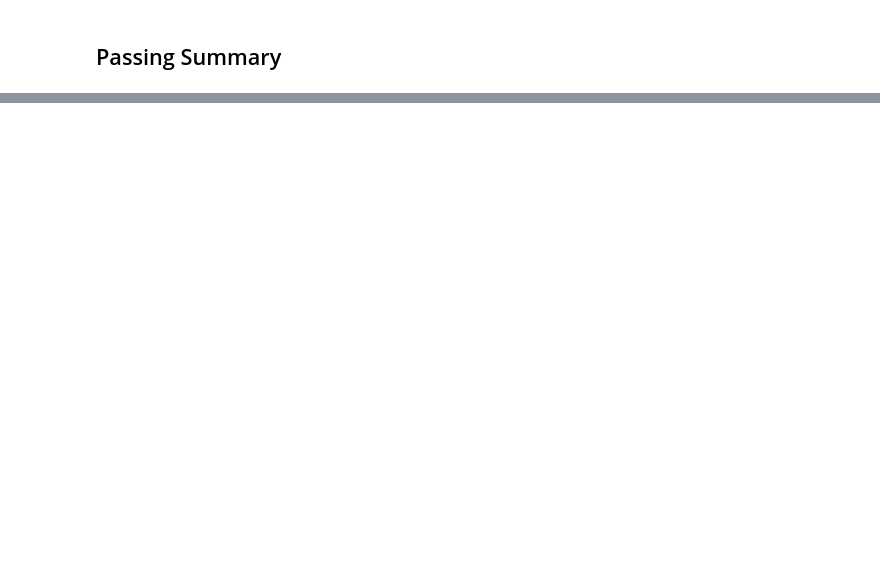
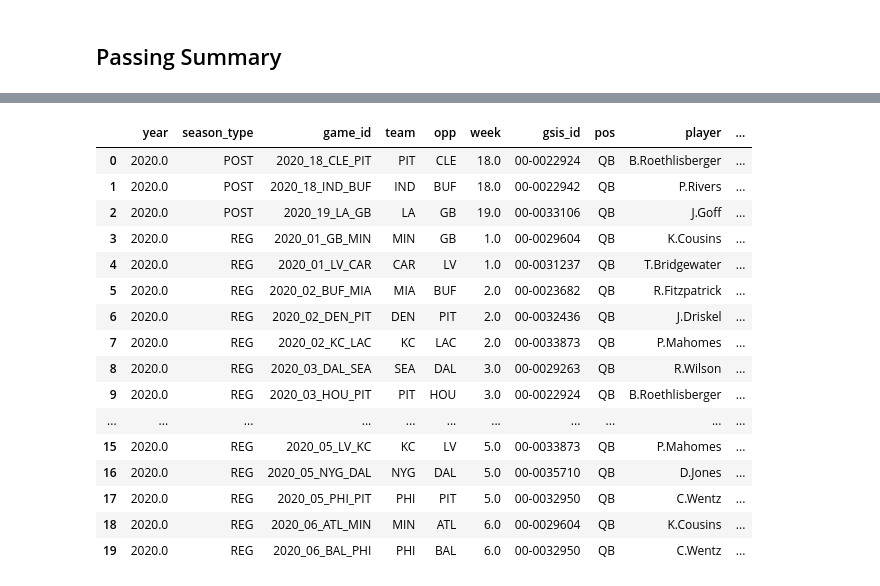
Before and after one commit to shind07/nfl-data, a Jupyter notebook: notebooks/summaries.ipynb, the cells around one changed output, grey strips where cells are left out. Cells and saved outputs as stored; diff of their text form; code cells hidden in the pictures; blank space fills up the shorter version.

```diff
--- a/notebooks/summaries.ipynb
+++ b/notebooks/summaries.ipynb
@@ -151,14 +19,0 @@ def get_fantasy_points(pass_tds: int,
-# %%
-def _transform(df: pd.DataFrame) -> pd.DataFrame:
-    df['fantasy_points_half'] = df.apply(
-        lambda row: get_fantasy_points(
-            row['td'], row['int'], row['yards'],
-            row['total_rush_yards'], row['total_rush_td'],
-            row['receptions'], row['receiving_yards'],
-            row['receiving_td'], row['total_fumbles_lost']
-        ), axis=1
-    )
-    return df
-
-df = _transform(df)
-df.sort_values('fantasy_points_half', ascending=False).head()
@@ -260,0 +367,4 @@ df.sort_values('total_epa', ascending=False).head(20)
+# %%
+query = """SELECT * FROM play_by_play_enriched where two_point_attempt = 1"""
+df = pd.read_sql(query, db_conn)
+df.head()
@@ -260,0 +402,67 @@ df.sort_values('total_epa', ascending=False).head(20)
+# %%
+def _extract_qb_stats(db_conn) -> pd.DataFrame:
+    """Getting passing stats, per player per game"""
+    logging.info("Extracting receving stats by player by game from play by play...")
+    query = """
+        SELECT
+            year, season_type, game_id, posteam AS team, defteam AS opp, week,
+            passer_id AS gsis_id, passer_position AS pos, passer_player_name AS player,
+            COUNT(*) AS two_point_conversions
+        FROM
+            play_by_play_enriched
+        WHERE
+            two_point_attempt = 1 and two_point_conv_result = 'success'
+            AND passer_id IS NOT NULL and passer_position IS NOT NULL
+        GROUP BY
+            year, season_type, game_id, posteam, defteam, week, passer_id, passer_position, passer_player_name
+    """
+    return pd.read_sql(query, db_conn)
+
+
+def _extract_skill_position_stats(db_conn) -> pd.DataFrame:
+    """Getting passing stats, per player per game"""
+    logging.info("Extracting receving stats by player by game from play by play...")
+    query = """
+        SELECT
+            year, season_type, game_id, posteam AS team, defteam AS opp, week, fantasy_player_id AS gsis_id,
+            CASE WHEN receiver_position IS NULL THEN rusher_position ELSE receiver_position END AS pos,
+            fantasy_player_name AS player,
+            COUNT(*) AS two_point_conversions
+        FROM
+            play_by_play_enriched
+        WHERE
+            two_point_attempt = 1 and two_point_conv_result = 'success'
+            AND passer_id IS NOT NULL and passer_position IS NOT NULL
+        GROUP BY
+            year, season_type, game_id, posteam, defteam, week, fantasy_player_id, fantasy_player_name,
+            (CASE WHEN receiver_position IS NULL THEN rusher_position ELSE receiver_position END)
+    """
+    return pd.read_sql(query, db_conn)
+
+
+def _transform(df_qb, df_skill):
+    return pd.concat([df_qb, df_skill])
+
+
+df_qb = _extract_qb_stats(db_conn)
+df_skill = _extract_skill_position_stats(db_conn)
+df = _transform(df_qb, df_skill)
+df.head(20)
+# %% [output]
+|  | year | season_type | game_id | team | opp | week | gsis_id | pos | player | ... |
+| 0 | 2020.0 | POST | 2020_18_CLE_PIT | PIT | CLE | 18.0 | 00-0022924 | QB | B.Roethlisberger | ... |
+| 1 | 2020.0 | POST | 2020_18_IND_BUF | IND | BUF | 18.0 | 00-0022942 | QB | P.Rivers | ... |
+| 2 | 2020.0 | POST | 2020_19_LA_GB | LA | GB | 19.0 | 00-0033106 | QB | J.Goff | ... |
+| 3 | 2020.0 | REG | 2020_01_GB_MIN | MIN | GB | 1.0 | 00-0029604 | QB | K.Cousins | ... |
+| 4 | 2020.0 | REG | 2020_01_LV_CAR | CAR | LV | 1.0 | 00-0031237 | QB | T.Bridgewater | ... |
+| 5 | 2020.0 | REG | 2020_02_BUF_MIA | MIA | BUF | 2.0 | 00-0023682 | QB | R.Fitzpatrick | ... |
+| 6 | 2020.0 | REG | 2020_02_DEN_PIT | DEN | PIT | 2.0 | 00-0032436 | QB | J.Driskel | ... |
+| 7 | 2020.0 | REG | 2020_02_KC_LAC | KC | LAC | 2.0 | 00-0033873 | QB | P.Mahomes | ... |
+| 8 | 2020.0 | REG | 2020_03_DAL_SEA | SEA | DAL | 3.0 | 00-0029263 | QB | R.Wilson | ... |
+| 9 | 2020.0 | REG | 2020_03_HOU_PIT | PIT | HOU | 3.0 | 00-0022924 | QB | B.Roethlisberger | ... |
+| ... | ... | ... | ... | ... | ... | ... | ... | ... | ... | ... |
+| 15 | 2020.0 | REG | 2020_05_LV_KC | KC | LV | 5.0 | 00-0033873 | QB | P.Mahomes | ... |
+| 16 | 2020.0 | REG | 2020_05_NYG_DAL | NYG | DAL | 5.0 | 00-0035710 | QB | D.Jones | ... |
+| 17 | 2020.0 | REG | 2020_05_PHI_PIT | PHI | PIT | 5.0 | 00-0032950 | QB | C.Wentz | ... |
+| 18 | 2020.0 | REG | 2020_06_ATL_MIN | MIN | ATL | 6.0 | 00-0029604 | QB | K.Cousins | ... |
+| 19 | 2020.0 | REG | 2020_06_BAL_PHI | PHI | BAL | 6.0 | 00-0032950 | QB | C.Wentz | ... |
```
Also changed, not shown: parts of 38 cells of this notebook.
